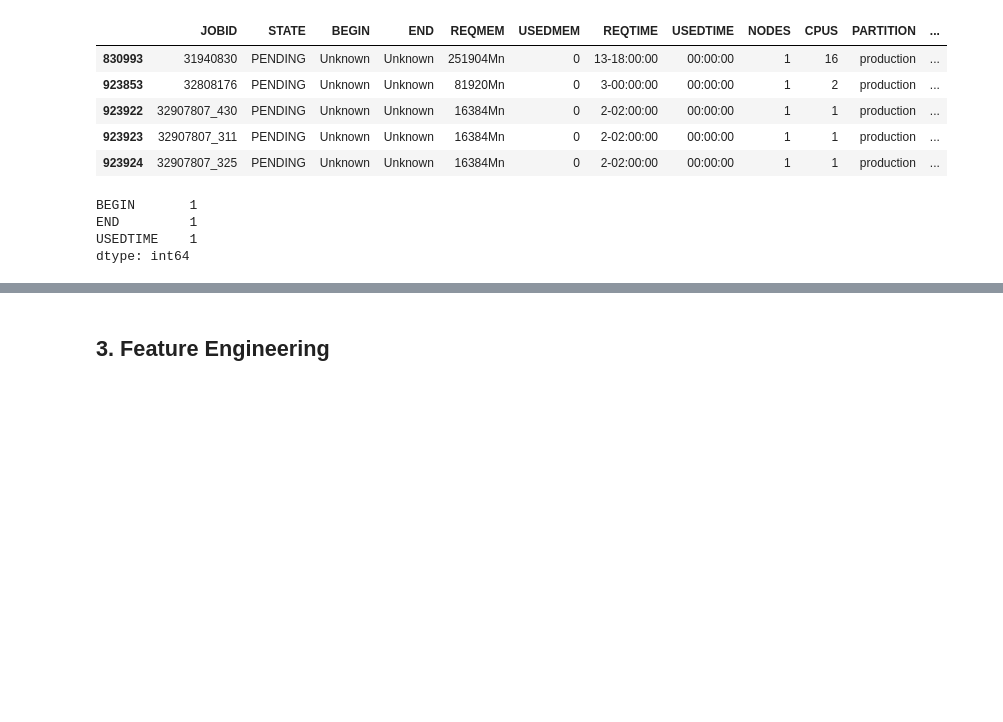
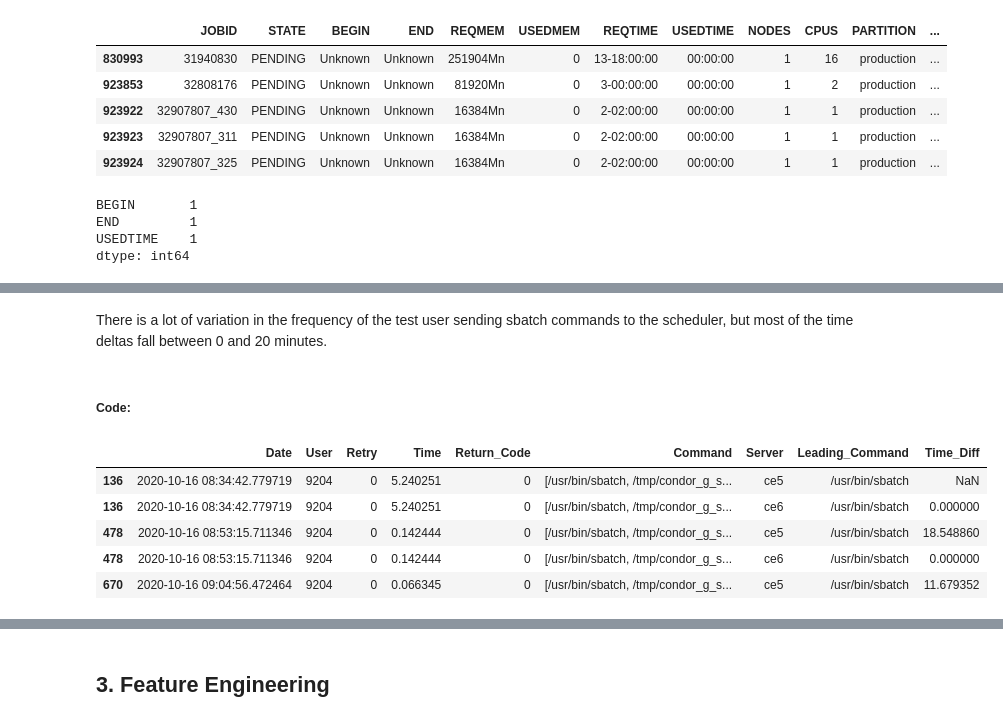
Before and after one commit to nss-data-science-cohort-9/accre-aezell314, a Jupyter notebook: notebooks/ACCRE Scheduling Investigation.ipynb, the cells around one changed output, grey strips where cells are left out. Saved outputs shown, nothing was run; the diff lists cells and outputs as text; code cells hidden in the pictures; blank space fills up the shorter version.

```diff
--- a/notebooks/ACCRE Scheduling Investigation.ipynb
+++ b/notebooks/ACCRE Scheduling Investigation.ipynb
@@ -225,4 +276,11 @@ ce5 = pd.read_csv("../data/slurm_wrapper_ce5.log",
                   header=None,
                   delimiter=' - ',
                   engine='python')
-ce5.head(5)
+
+ce6 = pd.read_csv("../data/slurm_wrapper_ce5.log",
+                  header=None,
+                  delimiter=' - ',
+                  engine='python')
+
+ce5['Server']='ce5'
+ce6['Server']='ce6'
@@ -250,0 +378,20 @@ ce6.head(5)
+# %% [markdown]
+There is a lot of variation in the frequency of the test user sending sbatch commands to the scheduler, but most of the time deltas fall between 0 and 20 minutes.
+# %% [markdown]
+##### Code:
+# %%
+# Extracting just the events where the test user (user 9204) sent an sbatch command (i.e. the command starts with '/usr/bin/sbatch') to the scheduler
+osg_test_sbatch = osg_logs[(osg_logs['Leading_Command']=='/usr/bin/sbatch')
+        & (osg_logs['User']=='9204')].sort_values(by='Date')
+
+# Adding a 'Time_Diff' column that shows the number of minutes since the test user sent the most recent sbatch command
+osg_test_sbatch['Time_Diff'] = osg_test_sbatch['Date'].diff() / pd.Timedelta(minutes=1)
+
+osg_test_sbatch.head()
+# %% [output]
+|  | Date | User | Retry | Time | Return_Code | Command | Server | Leading_Command | Time_Diff |
+| 136 | 2020-10-16 08:34:42.779719 | 9204 | 0 | 5.240251 | 0 | [/usr/bin/sbatch, /tmp/condor_g_s... | ce5 | /usr/bin/sbatch | NaN |
+| 136 | 2020-10-16 08:34:42.779719 | 9204 | 0 | 5.240251 | 0 | [/usr/bin/sbatch, /tmp/condor_g_s... | ce6 | /usr/bin/sbatch | 0.000000 |
+| 478 | 2020-10-16 08:53:15.711346 | 9204 | 0 | 0.142444 | 0 | [/usr/bin/sbatch, /tmp/condor_g_s... | ce5 | /usr/bin/sbatch | 18.548860 |
+| 478 | 2020-10-16 08:53:15.711346 | 9204 | 0 | 0.142444 | 0 | [/usr/bin/sbatch, /tmp/condor_g_s... | ce6 | /usr/bin/sbatch | 0.000000 |
+| 670 | 2020-10-16 09:04:56.472464 | 9204 | 0 | 0.066345 | 0 | [/usr/bin/sbatch, /tmp/condor_g_s... | ce5 | /usr/bin/sbatch | 11.679352 |
```
Also changed, not shown: parts of 98 cells of this notebook.
